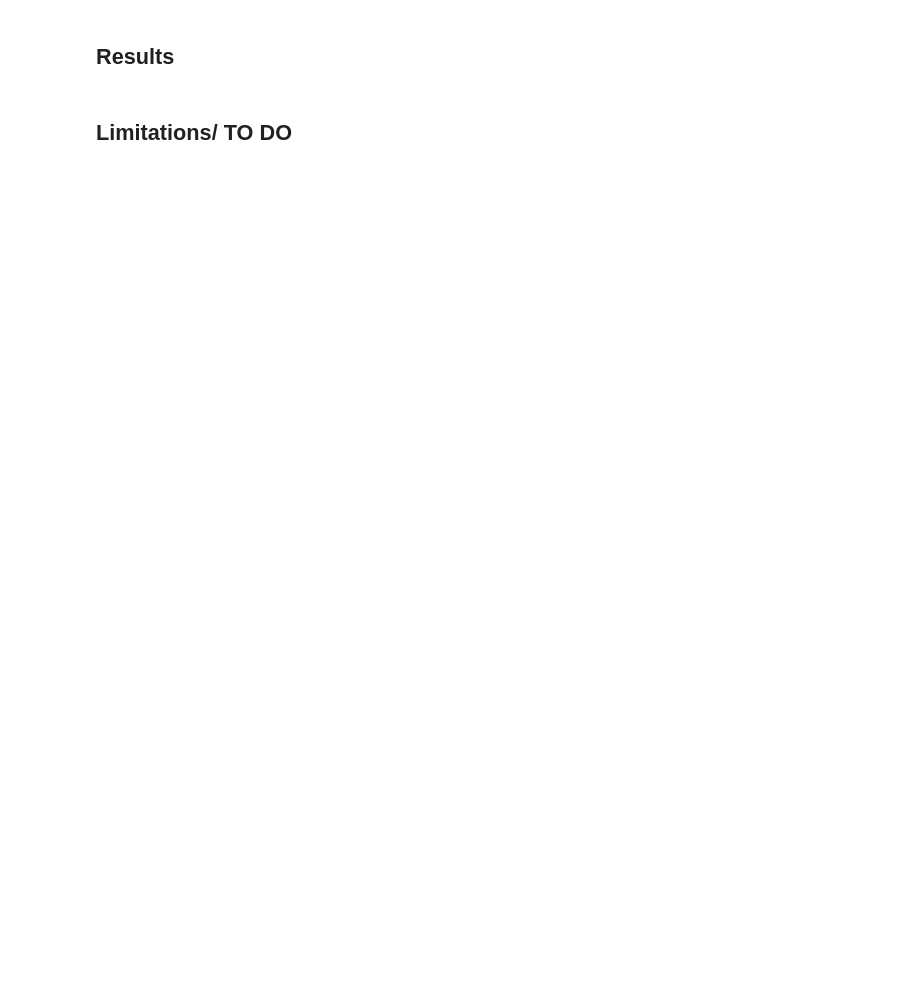
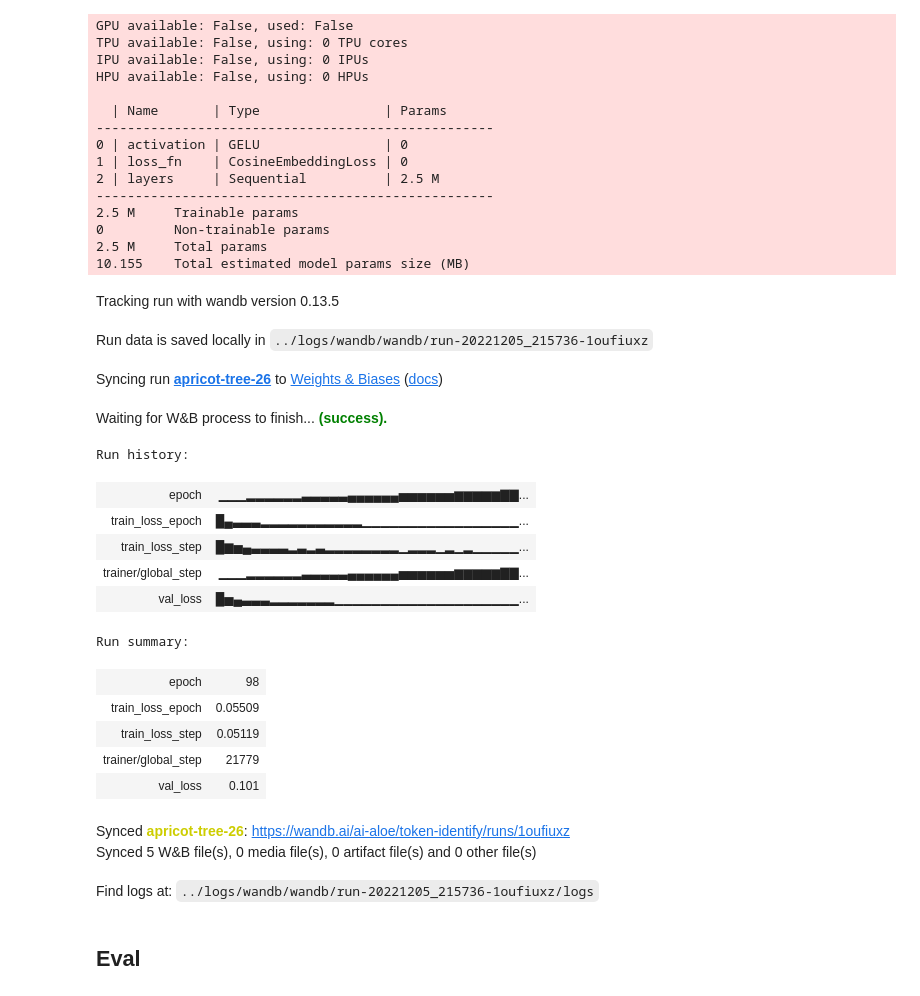
Before and after one commit to langdonholmes/transformer-chunking, a Jupyter notebook: src/experiment.ipynb, the cells around one changed output. Saved outputs shown, nothing was run; the diff lists cells and outputs as text; code cells hidden in the pictures; blank space fills up the shorter version.

Commit message:
redesigning dataset

```diff
--- a/src/experiment.ipynb
+++ b/src/experiment.ipynb
@@ -60,0 +55,3 @@ Nearest-neighbor lookup
+# %%
+x = torch.tensor(range(48)).view(1, 3, 1, 16)
+x.roll(2, dims=1)
@@ -61,2 +161,71 @@ Nearest-neighbor lookup
+# %%
+run_config = {
+    'layer': 11,
+    'offset': 0,
+    'target': 'not random',
+    'loss_func': 'Cosine Embedding Loss (targets=1)'
+}
+
+wandb_logger = pl.loggers.WandbLogger(project='token-identify',
+                                      dir='../logs/wandb',
+                                      config=run_config,
+                                     )
+
+
+
+model = TokenIdentifier(768, 1000)
+
+train, dev, test = get_datasets(embed_array,
+                                layer=run_config['layer'],
+                                offset=run_config['offset'])
+# %%
+patience = pl.callbacks.EarlyStopping('val_loss', mode='min', min_delta=0.0, patience=5)
+
+trainer = pl.Trainer(default_root_dir='../data/model-checkpoints',
+                     max_epochs=100,
+                     logger=wandb_logger,
+                     callbacks=[patience])
+
+trainer.fit(model,
+            DataLoader(train, batch_size=256),
+            DataLoader(dev, batch_size=256),
+           )
+
+wandb.finish()
+# %% [output]
+GPU available: False, used: False
+TPU available: False, using: 0 TPU cores
+IPU available: False, using: 0 IPUs
+HPU available: False, using: 0 HPUs
+
+  | Name       | Type                | Params
+---------------------------------------------------
+0 | activation | GELU                | 0
+1 | loss_fn    | CosineEmbeddingLoss | 0
+2 | layers     | Sequential          | 2.5 M
+---------------------------------------------------
+2.5 M     Trainable params
+0         Non-trainable params
+2.5 M     Total params
+10.155    Total estimated model params size (MB)
+Tracking run with wandb version 0.13.5
+Run data is saved locally in ../logs/wandb/wandb/run-20221205_215736-1oufiuxz
+Syncing run apricot-tree-26 to Weights & Biases (docs)
+Waiting for W&B process to finish... (success).
+Run history:
+| epoch | ▁▁▁▂▂▂▂▂▂▃▃▃▃▃▄▄▄▄▄▄▅▅▅▅▅▅▆▆▆▆▆▇▇... |
+| train_loss_epoch | █▄▃▃▃▂▂▂▂▂▂▂▂▂▂▂▁▁▁▁▁▁▁▁▁▁▁▁▁▁▁▁▁... |
+| train_loss_step | █▆▅▄▃▃▃▃▂▃▂▃▂▂▂▂▂▂▂▂▁▂▂▂▁▂▁▂▁▁▁▁▁... |
+| trainer/global_step | ▁▁▁▂▂▂▂▂▂▃▃▃▃▃▄▄▄▄▄▄▅▅▅▅▅▅▆▆▆▆▆▇▇... |
+| val_loss | █▅▄▃▃▃▂▂▂▂▂▂▂▁▁▁▁▁▁▁▁▁▁▁▁▁▁▁▁▁▁▁▁... |
+Run summary:
+| epoch | 98 |
+| train_loss_epoch | 0.05509 |
+| train_loss_step | 0.05119 |
+| trainer/global_step | 21779 |
+| val_loss | 0.101 |
+Synced apricot-tree-26: https://wandb.ai/ai-aloe/token-identify/runs/1oufiuxz
+Synced 5 W&B file(s), 0 media file(s), 0 artifact file(s) and 0 other file(s)
+Find logs at: ../logs/wandb/wandb/run-20221205_215736-1oufiuxz/logs
 # %% [markdown]
-## Results
+## Eval
@@ -71,2 +231,0 @@ import pandas as pd
-# %% [markdown]
-## Limitations/ TO DO
```
Also changed, not shown: parts of 22 cells of this notebook, 4 other files.
